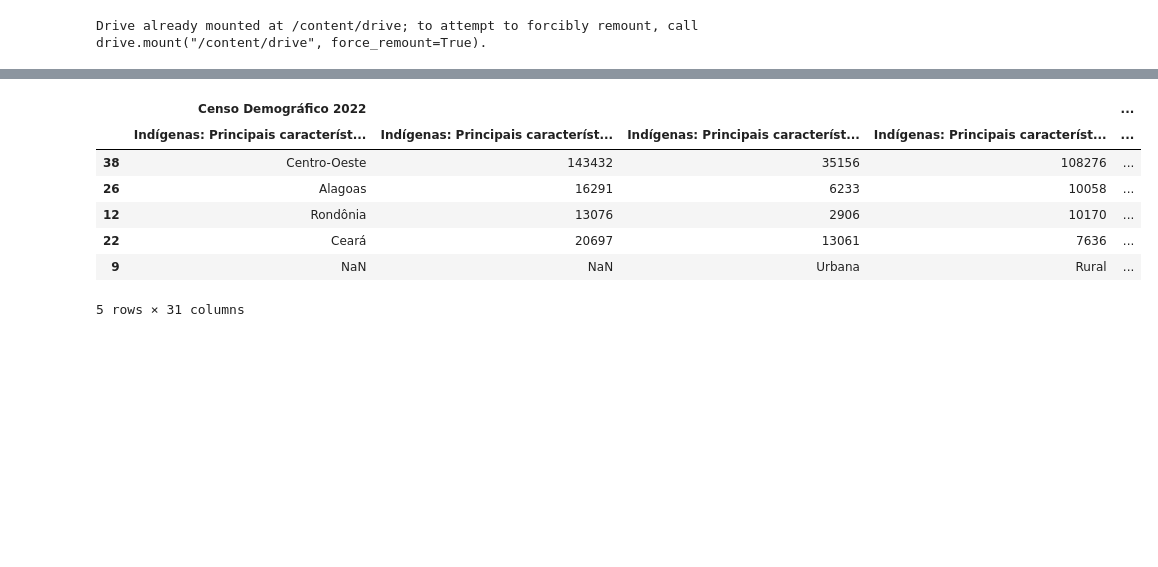
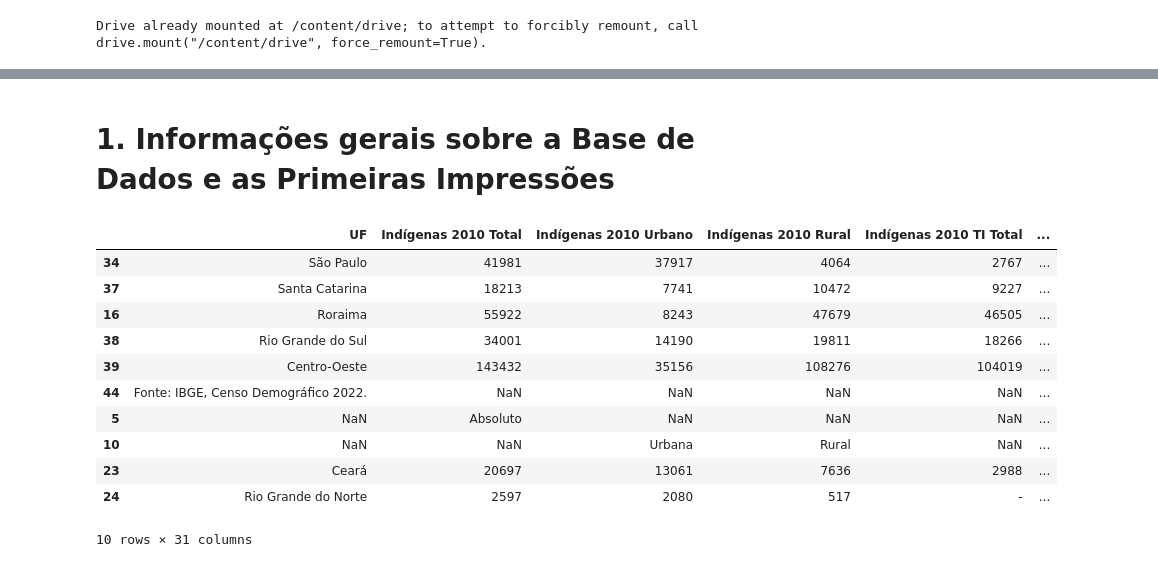
Before and after one commit to LUCASDNORONHA/exploracao-dados-indigenas-2010-2022, a Jupyter notebook: Projeto_de_Analise_de_Dados_Exploratoria.ipynb, the cells around one changed output, grey strips where cells are left out. Cells and saved outputs as stored; diff of their text form; code cells hidden in the pictures; blank space fills up the shorter version.

```diff
--- a/Projeto_de_Analise_de_Dados_Exploratoria.ipynb
+++ b/Projeto_de_Analise_de_Dados_Exploratoria.ipynb
@@ -28,6 +28,6 @@ import numpy as np
 from google.colab import drive
 # %%
 drive.mount('/content/drive')
-db = pd.read_excel("/content/drive/MyDrive/Tabela_complementar_06 (1).xlsx", header=[0, 1])
+db = pd.read_excel("/content/drive/MyDrive/Tabela_complementar_06 (1).xlsx")
 # %% [output]
 Drive already mounted at /content/drive; to attempt to forcibly remount, call drive.mount("/content/drive", force_remount=True).
@@ -33,0 +42,36 @@ Drive already mounted at /content/drive; to attempt to forcibly remount, call dr
+# %%
+ajustar_nomes_colunas = [
+    'UF',
+    'Indígenas 2010 Total',
+    'Indígenas 2010 Urbano',
+    'Indígenas 2010 Rural',
+    'Indígenas 2010 TI Total',
+    'Indígenas 2010 TI Urbano',
+    'Indígenas 2010 TI Rural',
+    'Indígenas 2010 Fora TI Total',
+    'Indígenas 2010 Fora TI Urbano',
+    'Indígenas 2010 Fora TI Rural',
+    'Indígenas 2022 Total',
+    'Indígenas 2022 Urbano',
+    'Indígenas 2022 Rural',
+    'Indígenas 2022 TI Total',
+    'Indígenas 2022 TI Urbano',
+    'Indígenas 2022 TI Rural',
+    'Indígenas 2022 Fora TI Total',
+    'Indígenas 2022 Fora TI Urbano',
+    'Indígenas 2022 Fora TI Rural',
+    '% Indígenas 2010 Urbano',
+    '% Indígenas 2010 Rural',
+    '% Indígenas 2010 TI Urbano',
+    '% Indígenas 2010 TI Rural',
+    '% Indígenas 2010 Fora TI Urbano',
+    '% Indígenas 2010 Fora TI Rural',
+    '% Indígenas 2022 Urbano',
+    '% Indígenas 2022 Rural',
+    '% Indígenas 2022 TI Urbano',
+    '% Indígenas 2022 TI Rural',
+    '% Indígenas 2022 Fora TI Urbano',
+    '% Indígenas 2022 Fora TI Rural'
+]
+
+db.columns = ajustar_nomes_colunas
@@ -34,11 +114,17 @@ Drive already mounted at /content/drive; to attempt to forcibly remount, call dr
+# %% [markdown]
+# 1. Informações gerais sobre a Base de Dados e as Primeiras Impressões
 # %%
-db.sample(5)
+db.sample(10)
 # %% [output]
-|  | Censo Demográfico 2022 |  |  |  | ... |
-|  | Indígenas: Principais característ... | Indígenas: Principais característ... | Indígenas: Principais característ... | Indígenas: Principais característ... | ... |
-| 38 | Centro-Oeste | 143432 | 35156 | 108276 | ... |
-| 26 | Alagoas | 16291 | 6233 | 10058 | ... |
-| 12 | Rondônia | 13076 | 2906 | 10170 | ... |
-| 22 | Ceará | 20697 | 13061 | 7636 | ... |
-| 9 | NaN | NaN | Urbana | Rural | ... |
+|  | UF | Indígenas 2010 Total | Indígenas 2010 Urbano | Indígenas 2010 Rural | Indígenas 2010 TI Total | ... |
+| 34 | São Paulo | 41981 | 37917 | 4064 | 2767 | ... |
+| 37 | Santa Catarina | 18213 | 7741 | 10472 | 9227 | ... |
+| 16 | Roraima | 55922 | 8243 | 47679 | 46505 | ... |
+| 38 | Rio Grande do Sul | 34001 | 14190 | 19811 | 18266 | ... |
+| 39 | Centro-Oeste | 143432 | 35156 | 108276 | 104019 | ... |
+| 44 | Fonte: IBGE, Censo Demográfico 2022. | NaN | NaN | NaN | NaN | ... |
+| 5 | NaN | Absoluto | NaN | NaN | NaN | ... |
+| 10 | NaN | NaN | Urbana | Rural | NaN | ... |
+| 23 | Ceará | 20697 | 13061 | 7636 | 2988 | ... |
+| 24 | Rio Grande do Norte | 2597 | 2080 | 517 | - | ... |
-5 rows × 31 columns
+10 rows × 31 columns
```
Also changed, not shown: parts of 20 cells of this notebook.
